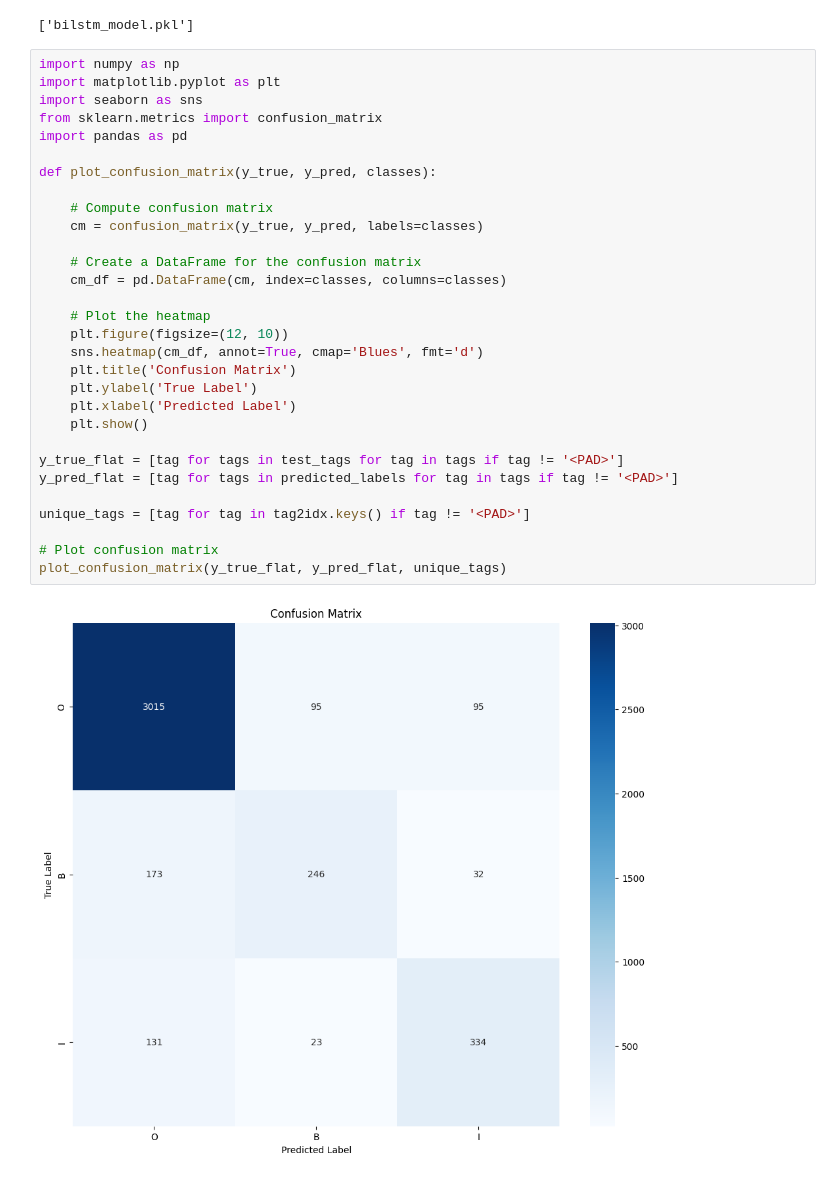
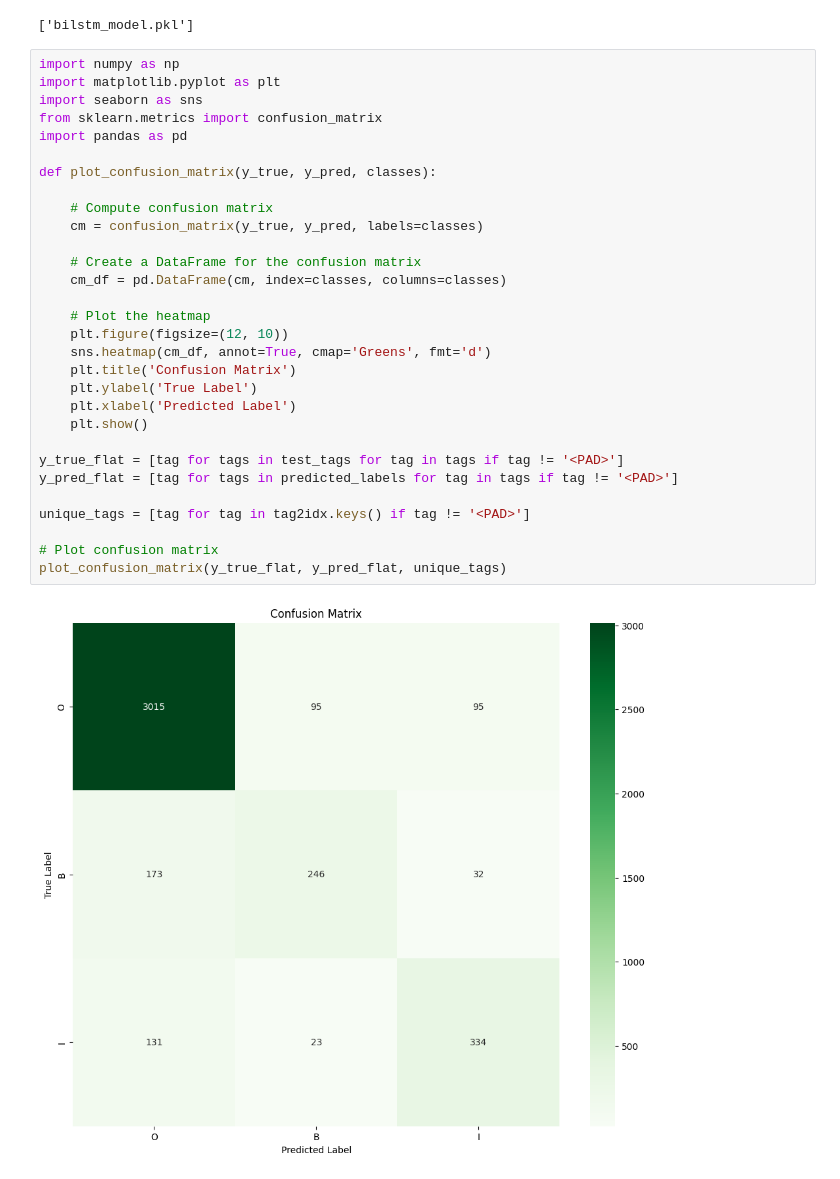
Before and after one commit to SoLitaP/NLP-NER, a Jupyter notebook: data_annotation.ipynb, the cells around one changed output. Cells and saved outputs as stored; diff of their text form.

```diff
--- a/data_annotation.ipynb
+++ b/data_annotation.ipynb
@@ -551,32 +551,32 @@ joblib.dump({
 # %%
 import numpy as np
 import matplotlib.pyplot as plt
 import seaborn as sns
 from sklearn.metrics import confusion_matrix
 import pandas as pd
 
 def plot_confusion_matrix(y_true, y_pred, classes):
 
     # Compute confusion matrix
     cm = confusion_matrix(y_true, y_pred, labels=classes)
 
     # Create a DataFrame for the confusion matrix
     cm_df = pd.DataFrame(cm, index=classes, columns=classes)
 
     # Plot the heatmap
     plt.figure(figsize=(12, 10))
-    sns.heatmap(cm_df, annot=True, cmap='Blues', fmt='d')
+    sns.heatmap(cm_df, annot=True, cmap='Greens', fmt='d')
     plt.title('Confusion Matrix')
     plt.ylabel('True Label')
     plt.xlabel('Predicted Label')
     plt.show()
 
 y_true_flat = [tag for tags in test_tags for tag in tags if tag != '<PAD>']
 y_pred_flat = [tag for tags in predicted_labels for tag in tags if tag != '<PAD>']
 
 unique_tags = [tag for tag in tag2idx.keys() if tag != '<PAD>']
 
 # Plot confusion matrix
 plot_confusion_matrix(y_true_flat, y_pred_flat, unique_tags)
 # %% [output]
-[figure, old version]
+[figure, new version]
```
